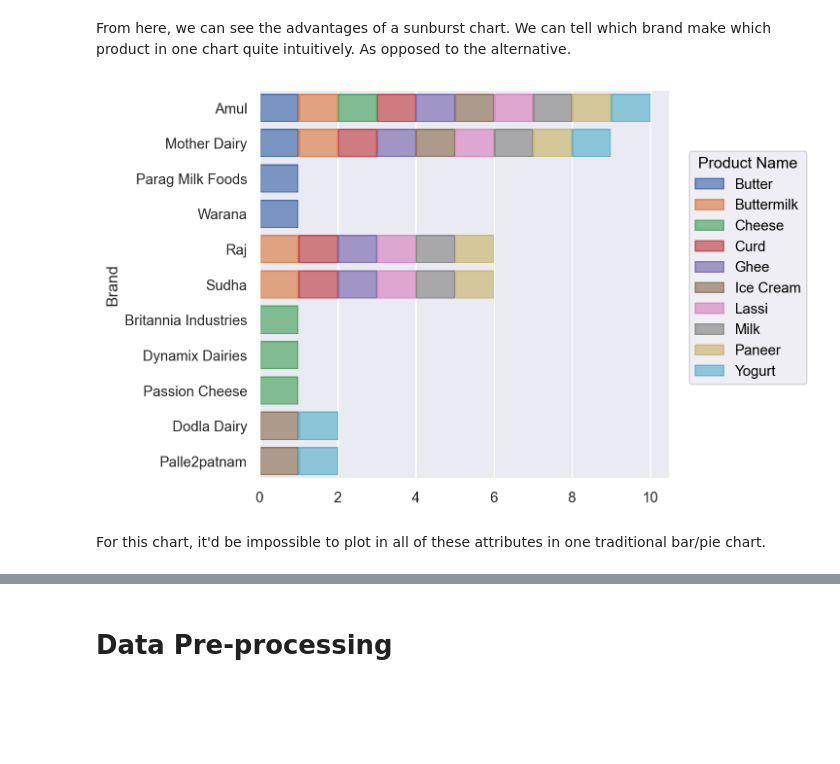
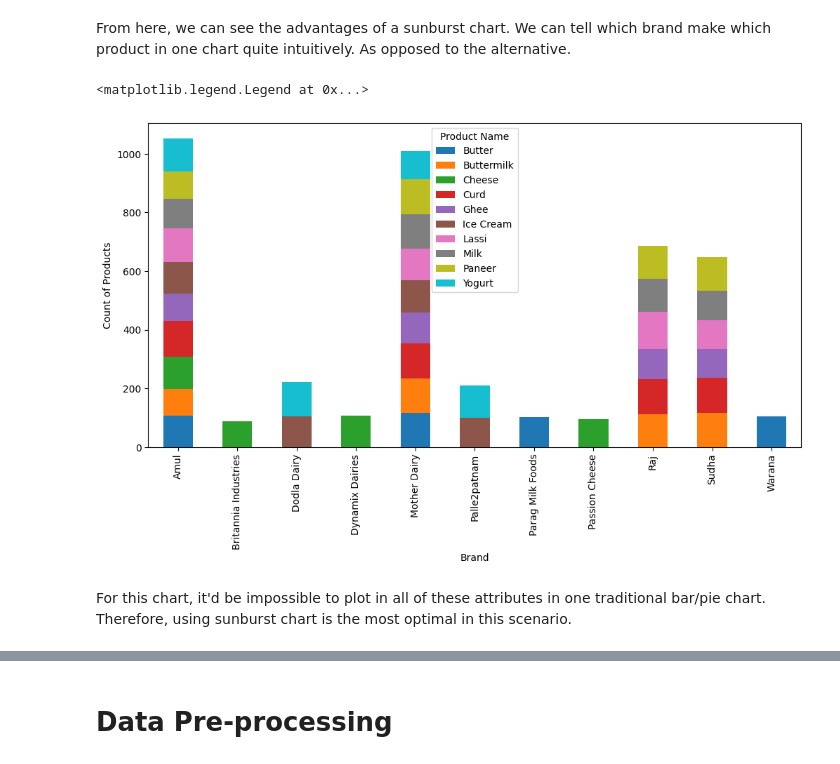
Before and after one commit to Jangsoodlor/da-project, a Jupyter notebook: ipynb.ipynb, the cells around one changed output, grey strips where cells are left out. Drawn from its saved outputs; the diff is of its cells as text; code cells hidden in the pictures; blank space fills up the shorter version.

```diff
--- a/ipynb.ipynb
+++ b/ipynb.ipynb
@@ -139,10 +213,18 @@ fig2 = px.sunburst(product_by_brand,
 fig2.show()
 # %% [markdown]
 From here, we can see the advantages of a sunburst chart. We can tell which brand make which product in one chart quite intuitively. As opposed to the alternative.
-# %%
-so.Plot(product_by_brand, color="Product Name", y="Brand").add(so.Bar(), so.Count(), so.Stack())
-# %% [output]
-[figure, removed]
+# %%
+product_by_brand.pivot(index="Brand",
+                       columns="Product Name",
+                       values="Count").plot(kind="bar",
+                                            stacked=True,
+                                            figsize=(12, 6))
+plt.xlabel("Brand")
+plt.ylabel("Count of Products")
+plt.legend(title="Product Name")
+# %% [output]
+<matplotlib.legend.Legend at 0x...>
+[figure, added]
 # %%
 product_by_size_loc = cat_f.groupby(["Location", "Farm Size", "Product Name"]).size().reset_index(name="Count")
 fig1 = px.sunburst(product_by_size_loc,
@@ -152,4 +234,4 @@ fig1 = px.sunburst(product_by_size_loc,
                     )
 fig1.show()
 # %% [markdown]
-For this chart, it'd be impossible to plot in all of these attributes in one traditional bar/pie chart.
+For this chart, it'd be impossible to plot in all of these attributes in one traditional bar/pie chart. Therefore, using sunburst chart is the most optimal in this scenario.
```
Also changed, not shown: parts of 38 cells of this notebook, 1 other file.
